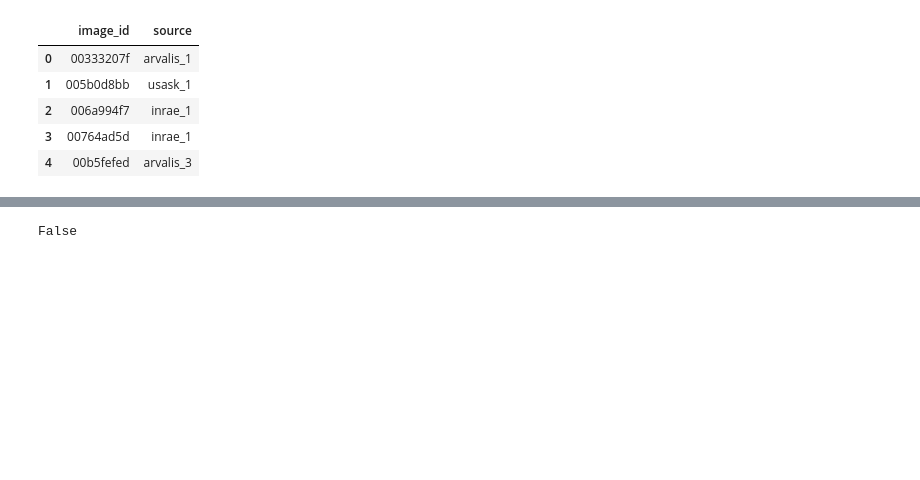
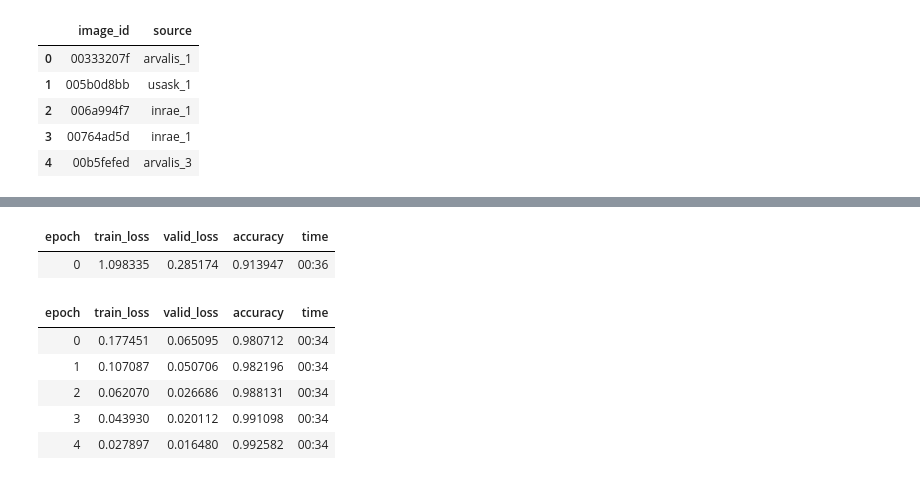
Before and after one commit to heye0507/wheat_detection, a Jupyter notebook: nbs/02_locations.ipynb, the cells around one changed output, grey strips where cells are left out. Cells and saved outputs as stored; diff of their text form; code cells hidden in the pictures; blank space fills up the shorter version.

```diff
--- a/nbs/02_locations.ipynb
+++ b/nbs/02_locations.ipynb
@@ -62,4 +60,11 @@ AttributeError: 'Learner' object has no attribute 'master_pgs'
-# %%
-torch.cuda.is_available()
-# %% [output]
-False
+# %%
+learn.fine_tune(5,freeze_epoch=2)
+# %% [output]
+| epoch | train_loss | valid_loss | accuracy | time |
+| 0 | 1.098335 | 0.285174 | 0.913947 | 00:36 |
+| epoch | train_loss | valid_loss | accuracy | time |
+| 0 | 0.177451 | 0.065095 | 0.980712 | 00:34 |
+| 1 | 0.107087 | 0.050706 | 0.982196 | 00:34 |
+| 2 | 0.062070 | 0.026686 | 0.988131 | 00:34 |
+| 3 | 0.043930 | 0.020112 | 0.991098 | 00:34 |
+| 4 | 0.027897 | 0.016480 | 0.992582 | 00:34 |
```
Also changed, not shown: parts of 8 cells of this notebook, 2 other files.
